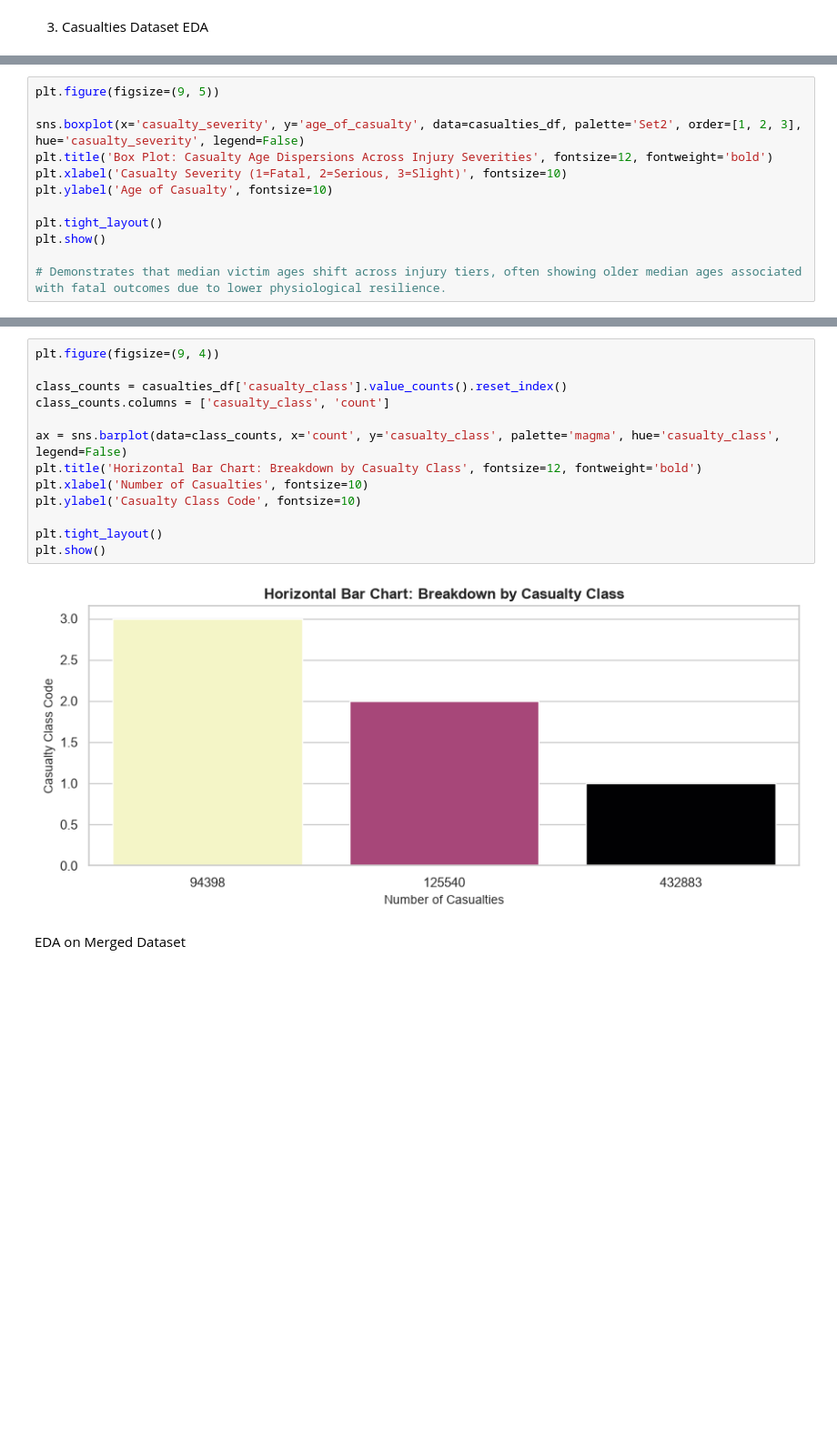
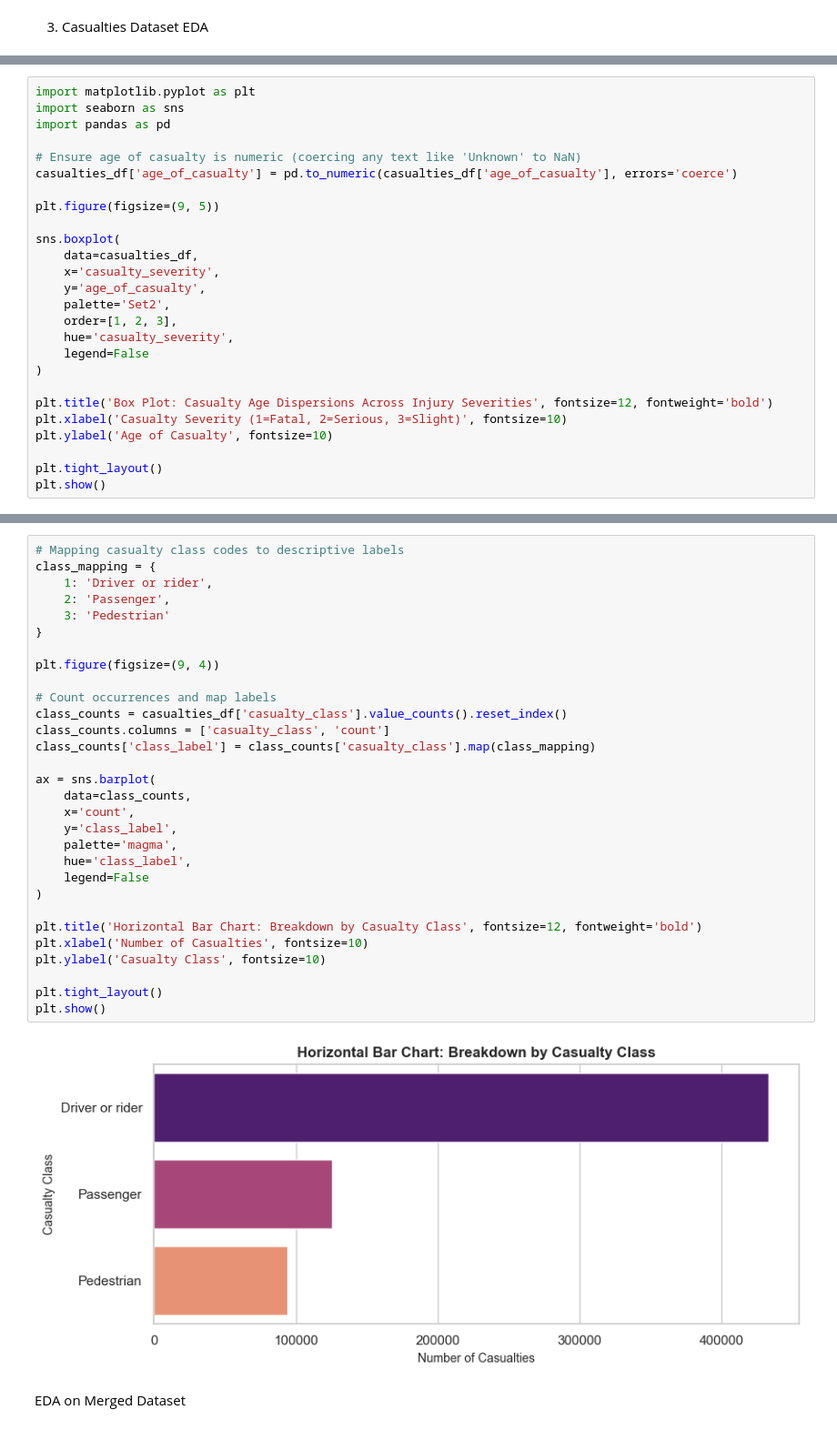
Before and after one commit to ghadiadeepali/Road_Accident_Pattern_Mining_and_Severity-Analysis, a Jupyter notebook: code.ipynb, the cells around one changed output, grey strips where cells are left out. Shown at 91% size. Saved outputs shown, nothing was run; the diff lists cells and outputs as text; blank space fills up the shorter version.

```diff
--- a/code.ipynb
+++ b/code.ipynb
@@ -233,13 +405,27 @@ plt.show()
 # %%
+import matplotlib.pyplot as plt
+import seaborn as sns
+import pandas as pd
+
+# Ensure age of casualty is numeric (coercing any text like 'Unknown' to NaN)
+casualties_df['age_of_casualty'] = pd.to_numeric(casualties_df['age_of_casualty'], errors='coerce')
+
 plt.figure(figsize=(9, 5))
 
-sns.boxplot(x='casualty_severity', y='age_of_casualty', data=casualties_df, palette='Set2', order=[1, 2, 3], hue='casualty_severity', legend=False)
+sns.boxplot(
+    data=casualties_df,
+    x='casualty_severity',
+    y='age_of_casualty',
+    palette='Set2',
+    order=[1, 2, 3],
+    hue='casualty_severity',
+    legend=False
+)
+
 plt.title('Box Plot: Casualty Age Dispersions Across Injury Severities', fontsize=12, fontweight='bold')
 plt.xlabel('Casualty Severity (1=Fatal, 2=Serious, 3=Slight)', fontsize=10)
 plt.ylabel('Age of Casualty', fontsize=10)
 
 plt.tight_layout()
 plt.show()
-
-# Demonstrates that median victim ages shift across injury tiers, often showing older median ages associated with fatal outcomes due to lower physiological resilience.
 # %% [output]
@@ -247,18 +433,35 @@ plt.show()
 # %%
+# Mapping casualty class codes to descriptive labels
+class_mapping = {
+    1: 'Driver or rider',
+    2: 'Passenger',
+    3: 'Pedestrian'
+}
+
 plt.figure(figsize=(9, 4))
 
+# Count occurrences and map labels
 class_counts = casualties_df['casualty_class'].value_counts().reset_index()
 class_counts.columns = ['casualty_class', 'count']
+class_counts['class_label'] = class_counts['casualty_class'].map(class_mapping)
 
-ax = sns.barplot(data=class_counts, x='count', y='casualty_class', palette='magma', hue='casualty_class', legend=False)
+ax = sns.barplot(
+    data=class_counts,
+    x='count',
+    y='class_label',
+    palette='magma',
+    hue='class_label',
+    legend=False
+)
+
 plt.title('Horizontal Bar Chart: Breakdown by Casualty Class', fontsize=12, fontweight='bold')
 plt.xlabel('Number of Casualties', fontsize=10)
-plt.ylabel('Casualty Class Code', fontsize=10)
+plt.ylabel('Casualty Class', fontsize=10)
 
 plt.tight_layout()
 plt.show()
 # %% [output]
-[figure, old version]
+[figure, new version]
 # %% [markdown]
 EDA on Merged Dataset
 # %%
```
Also changed, not shown: parts of 15 cells of this notebook.
